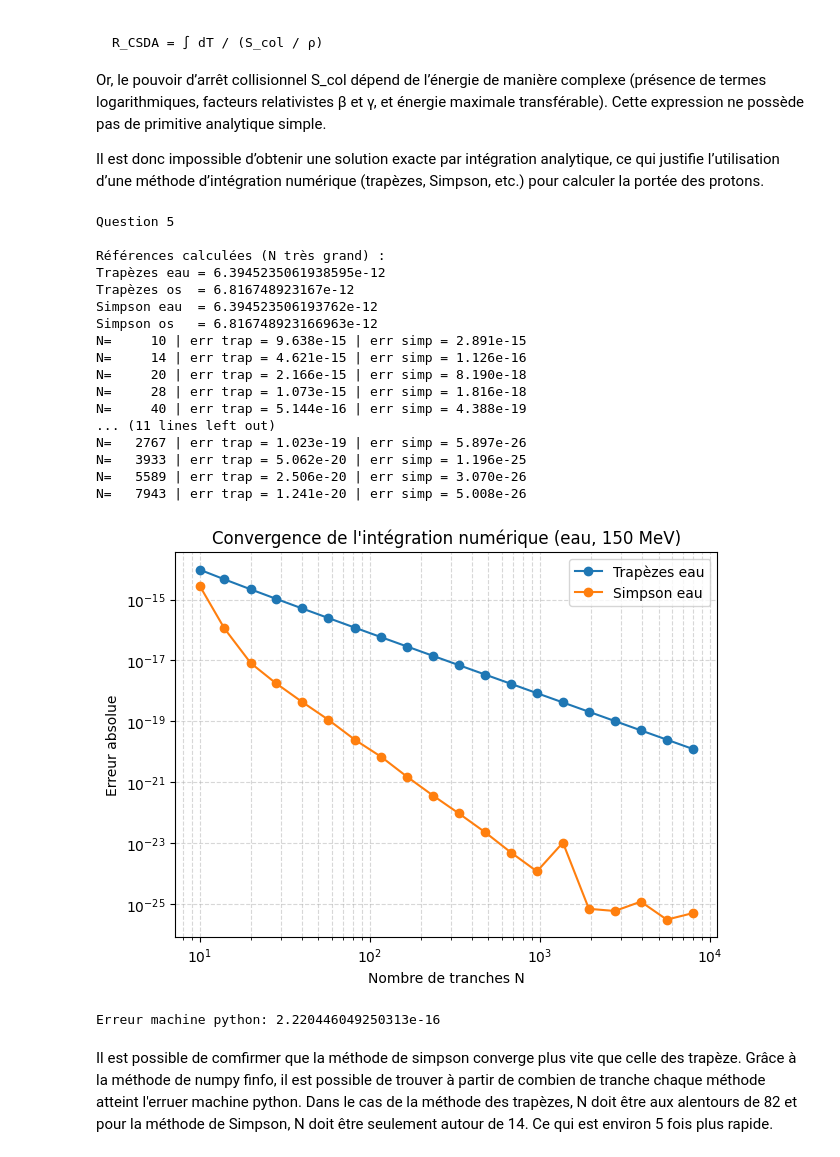
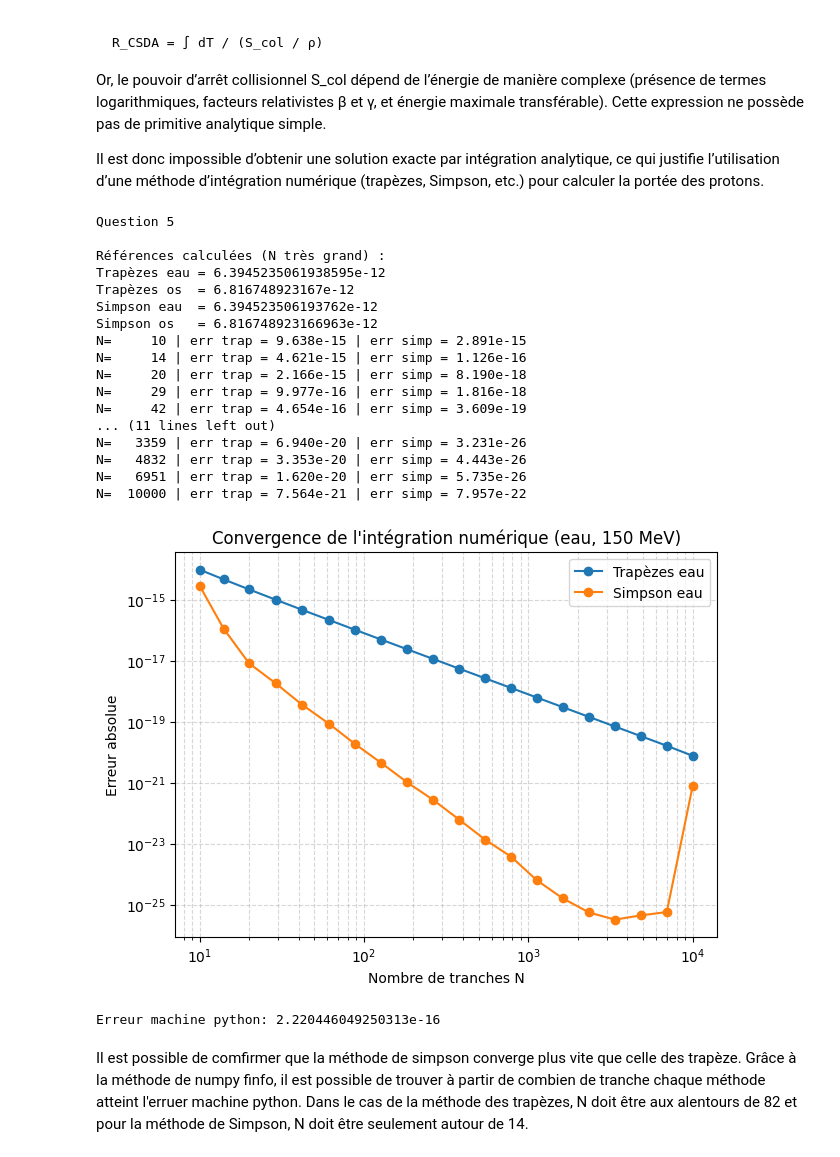
Before and after one commit to Jeremie-Beaupre/TP1_Phyznum, a Jupyter notebook: TP1.ipynb, the cells around one changed output. Drawn from its saved outputs; the diff is of its cells as text; code cells hidden in the pictures.

```diff
--- a/TP1.ipynb
+++ b/TP1.ipynb
@@ -212,7 +212,7 @@ print("Simpson os   =", R_bone_simp_ref)
 # 2) ÉTUDE DE CONVERGENCE
 # ============================
 
-N_values = np.unique(np.logspace(1, 3.9, 20, dtype=int))  # de 100 à 100000
+N_values = np.unique(np.logspace(1, 4, 20, dtype=int))  # de 100 à 10000
 
 err_trap_water = []
 err_simp_water = []
@@ -227,40 +227,40 @@ for N in N_values:
     print(f"N={N:7d} | err trap = {err_trap_water[-1]:.3e} | err simp = {err_simp_water[-1]:.3e}")
 
 
 # ============================
 # 3) GRAPHIQUE DEMANDÉ
 # ============================
 
 plt.figure(figsize=(7,5))
 plt.loglog(N_values, err_trap_water, 'o-', label="Trapèzes eau")
 plt.loglog(N_values, err_simp_water, 'o-', label="Simpson eau")
 plt.xlabel("Nombre de tranches N")
 plt.ylabel("Erreur absolue")
 plt.title("Convergence de l'intégration numérique (eau, 150 MeV)")
 plt.grid(True, which="both", ls="--", alpha=0.5)
 plt.legend()
 plt.show()
 
 print(f"\nErreur machine python: {np.finfo(float).eps}")
 # %% [output]
 Question 5
 
 Références calculées (N très grand) :
 Trapèzes eau = 6.3945235061938595e-12
 Trapèzes os  = 6.816748923167e-12
 Simpson eau  = 6.394523506193762e-12
 Simpson os   = 6.816748923166963e-12
 N=     10 | err trap = 9.638e-15 | err simp = 2.891e-15
 N=     14 | err trap = 4.621e-15 | err simp = 1.126e-16
 N=     20 | err trap = 2.166e-15 | err simp = 8.190e-18
-N=     28 | err trap = 1.073e-15 | err simp = 1.816e-18
-N=     40 | err trap = 5.144e-16 | err simp = 4.388e-19
+N=     29 | err trap = 9.977e-16 | err simp = 1.816e-18
+N=     42 | err trap = 4.654e-16 | err simp = 3.609e-19
 ... (11 lines left out)
-N=   2767 | err trap = 1.023e-19 | err simp = 5.897e-26
-N=   3933 | err trap = 5.062e-20 | err simp = 1.196e-25
-N=   5589 | err trap = 2.506e-20 | err simp = 3.070e-26
-N=   7943 | err trap = 1.241e-20 | err simp = 5.008e-26
+N=   3359 | err trap = 6.940e-20 | err simp = 3.231e-26
+N=   4832 | err trap = 3.353e-20 | err simp = 4.443e-26
+N=   6951 | err trap = 1.620e-20 | err simp = 5.735e-26
+N=  10000 | err trap = 7.564e-21 | err simp = 7.957e-22
-[figure, old version]
+[figure, new version]
 Erreur machine python: 2.220446049250313e-16
 # %% [markdown]
-Il est possible de comfirmer que la méthode de simpson converge plus vite que celle des trapèze. Grâce à la méthode de numpy finfo, il est possible de trouver à partir de combien de tranche chaque méthode atteint l'erruer machine python. Dans le cas de la méthode des trapèzes, N doit être aux alentours de 82 et pour la méthode de Simpson, N doit être seulement autour de 14. Ce qui est environ 5 fois plus rapide.
+Il est possible de comfirmer que la méthode de simpson converge plus vite que celle des trapèze. Grâce à la méthode de numpy finfo, il est possible de trouver à partir de combien de tranche chaque méthode atteint l'erruer machine python. Dans le cas de la méthode des trapèzes, N doit être aux alentours de 82 et pour la méthode de Simpson, N doit être seulement autour de 14.
```
Also changed, not shown: parts of 1 cell of this notebook.
